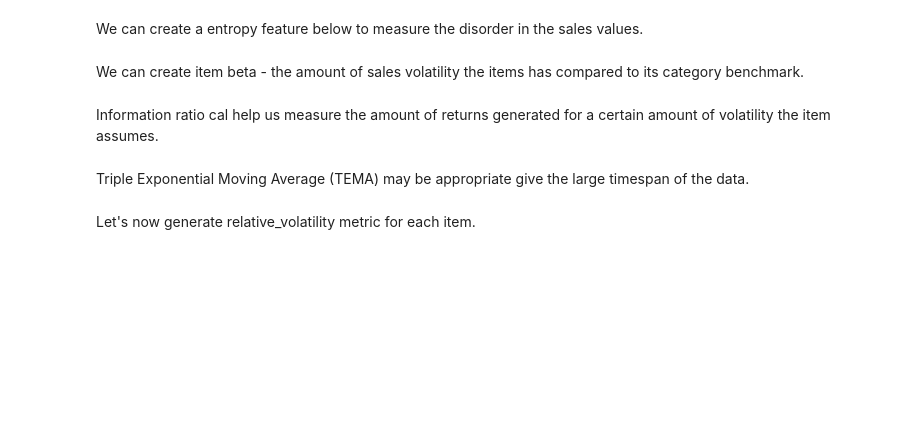
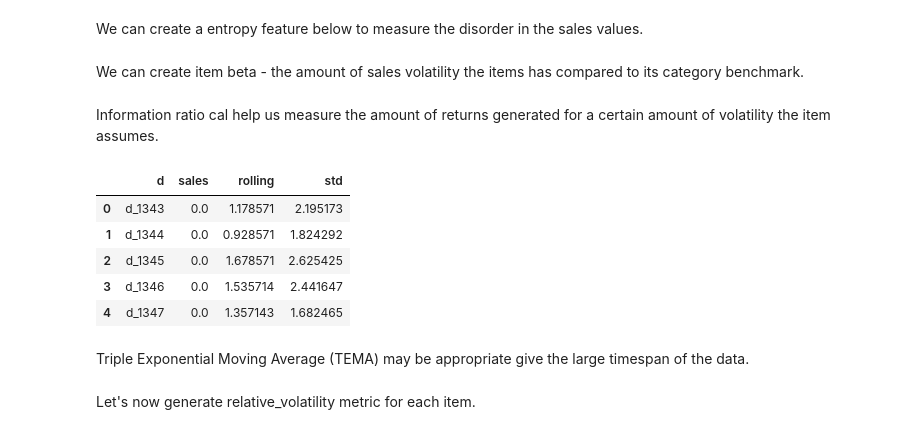
Before and after one commit to Luke-Gray/M5-Accuracy, a Jupyter notebook: M5 Visualizing Strength and Volatility.ipynb, the cells around one changed output. Drawn from its saved outputs; the diff is of its cells as text; code cells hidden in the pictures; blank space fills up the shorter version.

```diff
--- a/M5 Visualizing Strength and Volatility.ipynb
+++ b/M5 Visualizing Strength and Volatility.ipynb
@@ -556,9 +547,9 @@ Below is a similar function that generates two RRG features:
 # %%
 #To save memory, we will generate category-based df's -that will be used in RRG - before we define the RRG function.
 
-food_benchmark = short.loc[short['cat_id']=='FOODS'].groupby('d')['sales'].mean().to_frame()
-hobbies_benchmark = short.loc[short['cat_id']=='HOBBIES'].groupby('d')['sales'].mean().to_frame()
-household_benchmark = short.loc[short['cat_id']=='HOUSEHOLD'].groupby('d')['sales'].mean().to_frame()
+food_benchmark = short.loc[short['cat_id']=='FOODS']
+hobbies_benchmark = short.loc[short['cat_id']=='HOBBIES']
+household_benchmark = short.loc[short['cat_id']=='HOUSEHOLD']
 
 def RRG(item, window, steps):
     '''Relative Rotation Graph (RRG) of a sample of items and its categories. RRGs are made
@@ -943,0 +915,9 @@ def information_ratio(item, window):
+# %%
+food_benchmark.head()
+# %% [output]
+|  | d | sales | rolling | std |
+| 0 | d_1343 | 0.0 | 1.178571 | 2.195173 |
+| 1 | d_1344 | 0.0 | 0.928571 | 1.824292 |
+| 2 | d_1345 | 0.0 | 1.678571 | 2.625425 |
+| 3 | d_1346 | 0.0 | 1.535714 | 2.441647 |
+| 4 | d_1347 | 0.0 | 1.357143 | 1.682465 |
```
Also changed, not shown: parts of 6 cells of this notebook, 1 other file.
